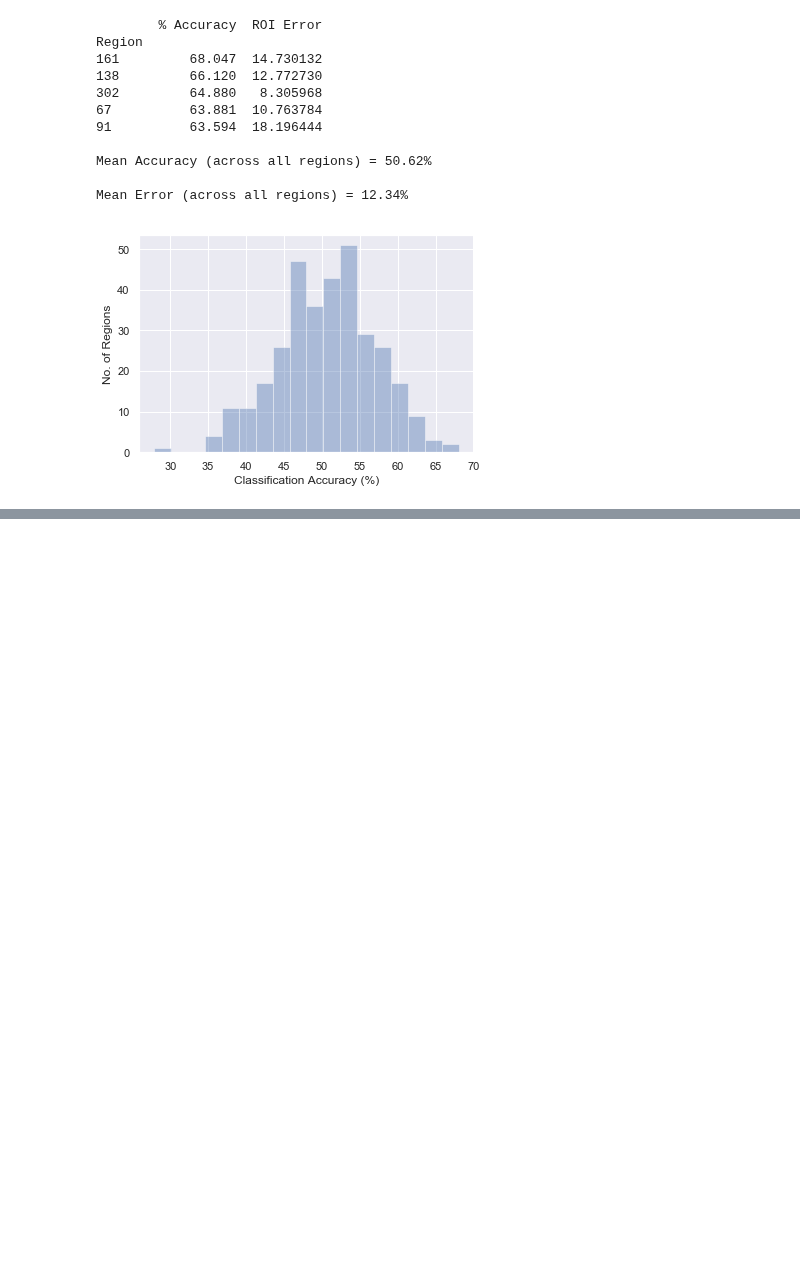
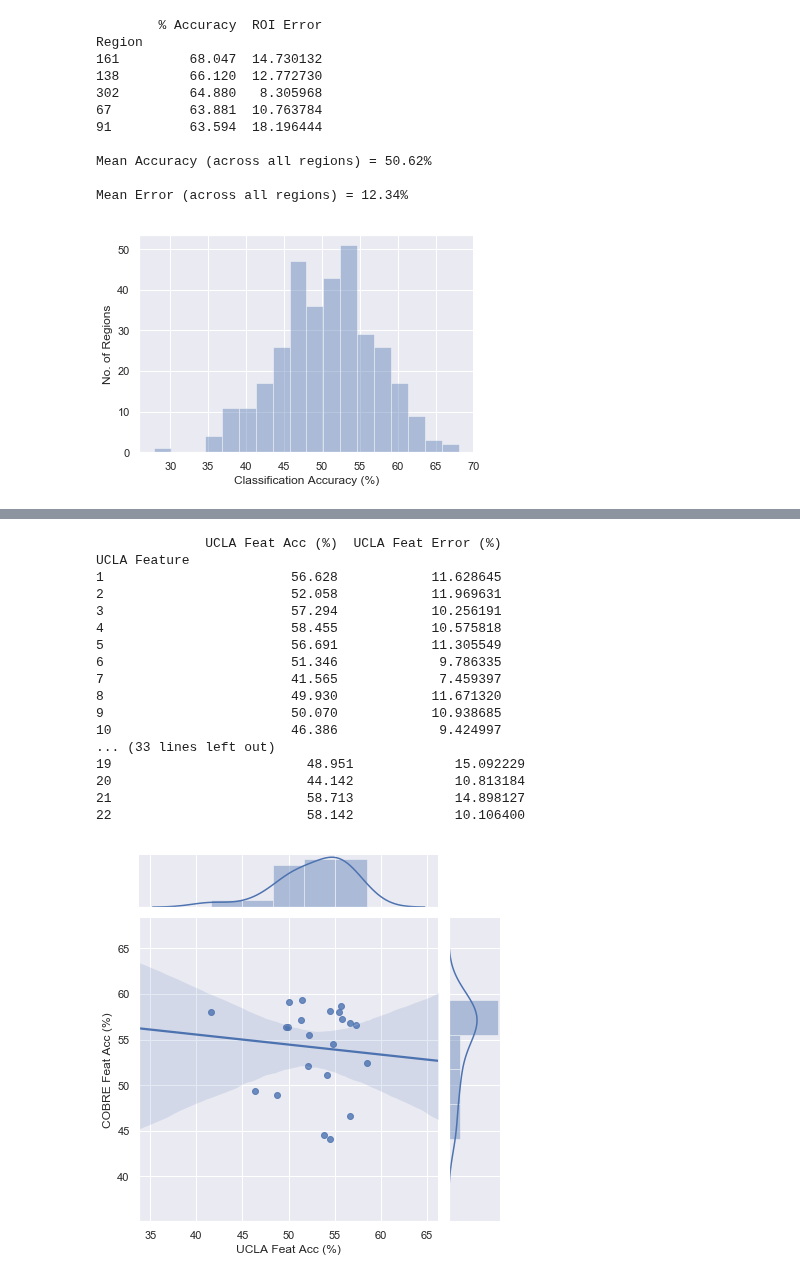
Before and after one commit to DynamicsAndNeuralSystems/fMRI_FeaturesDisorders, a Jupyter notebook: packagedCode.ipynb, the cells around one changed output, grey strips where cells are left out. Cells and saved outputs as stored; diff of their text form; code cells hidden in the pictures; blank space fills up the shorter version.

```diff
--- a/packagedCode.ipynb
+++ b/packagedCode.ipynb
@@ -150,0 +140,24 @@ FC_LocalSimple_mean3_stderr
+# %%
+fp1 = '/Users/AV/Desktop/FeatureMatrixData/sortedFeats_UCLA.txt'
+fp2 = '/Users/AV/Desktop/FeatureMatrixData/sortedFeats_COBRE.txt'
+
+af.showMeJointPlot(fp1,fp2)
+# %% [output]
+              UCLA Feat Acc (%)  UCLA Feat Error (%)
+UCLA Feature
+1                        56.628            11.628645
+2                        52.058            11.969631
+3                        57.294            10.256191
+4                        58.455            10.575818
+5                        56.691            11.305549
+6                        51.346             9.786335
+7                        41.565             7.459397
+8                        49.930            11.671320
+9                        50.070            10.938685
+10                       46.386             9.424997
+... (33 lines left out)
+19                         48.951             15.092229
+20                         44.142             10.813184
+21                         58.713             14.898127
+22                         58.142             10.106400
+[figure, added]
```
Also changed, not shown: parts of 6 cells of this notebook, 8 other files.
